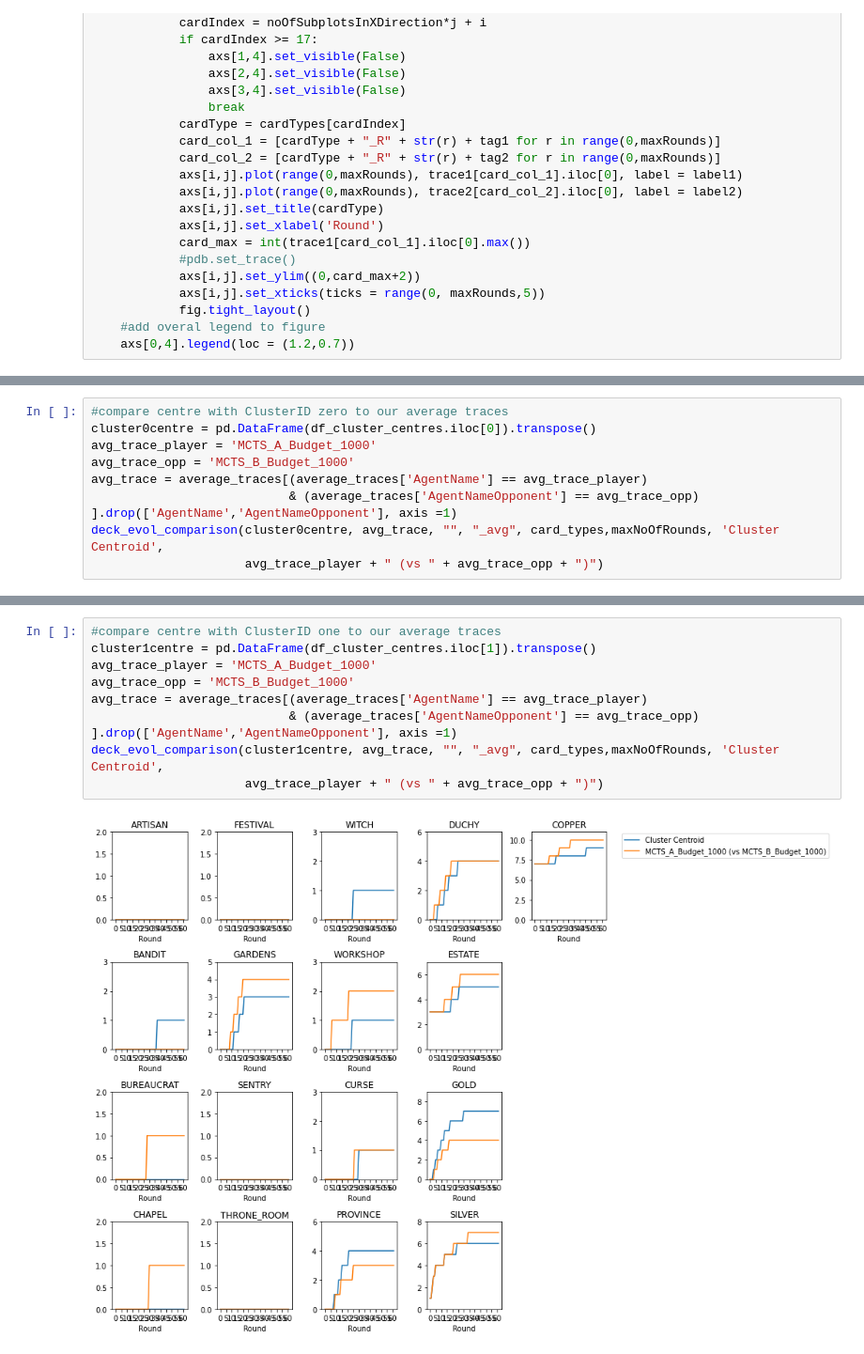
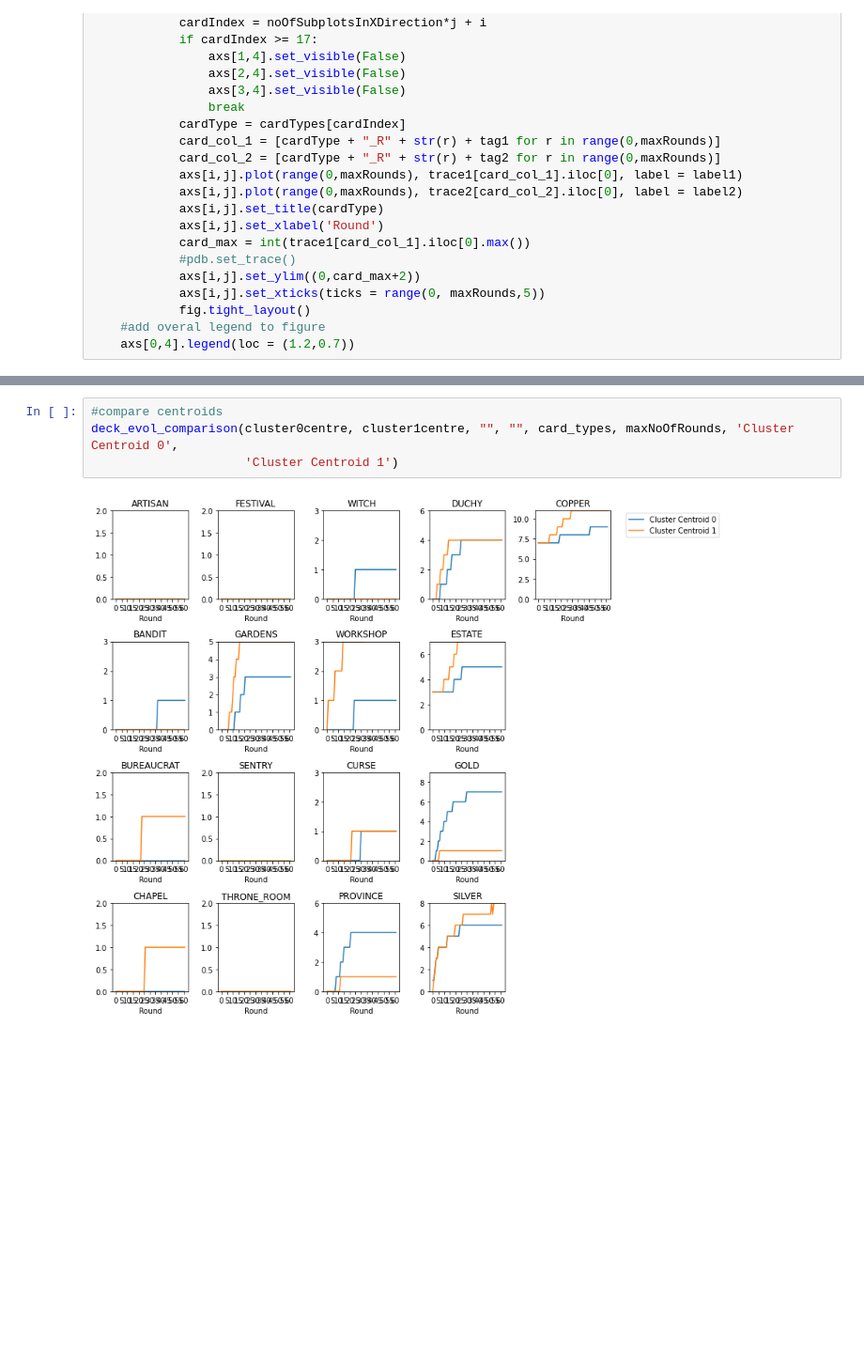
Before and after one commit to owenant/DominionPlayTraceClustering, a Jupyter notebook: PlayTraceAnalysisFromTAG_Kmeans.ipynb, the cells around one changed output, grey strips where cells are left out. Shown at 94% size. Cells and saved outputs as stored; diff of their text form; blank space fills up the shorter version.

```diff
--- a/PlayTraceAnalysisFromTAG_Kmeans.ipynb
+++ b/PlayTraceAnalysisFromTAG_Kmeans.ipynb
@@ -454,9 +460,0 @@ print(df_cluster_centres)
-# %%
-#compare centre with ClusterID zero to our average traces
-cluster0centre = pd.DataFrame(df_cluster_centres.iloc[0]).transpose()
-avg_trace_player = 'MCTS_A_Budget_1000'
-avg_trace_opp = 'MCTS_B_Budget_1000'
-avg_trace = average_traces[(average_traces['AgentName'] == avg_trace_player)
-                           & (average_traces['AgentNameOpponent'] == avg_trace_opp) ].drop(['AgentName','AgentNameOpponent'], axis =1)
-deck_evol_comparison(cluster0centre, avg_trace, "", "_avg", card_types,maxNoOfRounds, 'Cluster Centroid',
-                     avg_trace_player + " (vs " + avg_trace_opp + ")")
@@ -465,11 +461,6 @@ deck_evol_comparison(cluster0centre, avg_trace, "", "_avg", card_types,maxNoOfRo
-# %%
-#compare centre with ClusterID one to our average traces
-cluster1centre = pd.DataFrame(df_cluster_centres.iloc[1]).transpose()
-avg_trace_player = 'MCTS_A_Budget_1000'
-avg_trace_opp = 'MCTS_B_Budget_1000'
-avg_trace = average_traces[(average_traces['AgentName'] == avg_trace_player)
-                           & (average_traces['AgentNameOpponent'] == avg_trace_opp) ].drop(['AgentName','AgentNameOpponent'], axis =1)
-deck_evol_comparison(cluster1centre, avg_trace, "", "_avg", card_types,maxNoOfRounds, 'Cluster Centroid',
-                     avg_trace_player + " (vs " + avg_trace_opp + ")")
-# %% [output]
-[figure, removed]
+# %%
+#compare centroids
+deck_evol_comparison(cluster0centre, cluster1centre, "", "", card_types, maxNoOfRounds, 'Cluster Centroid 0',
+                     'Cluster Centroid 1')
+# %% [output]
+[figure, added]
```
Also changed, not shown: parts of 14 cells of this notebook, 10 other files.
